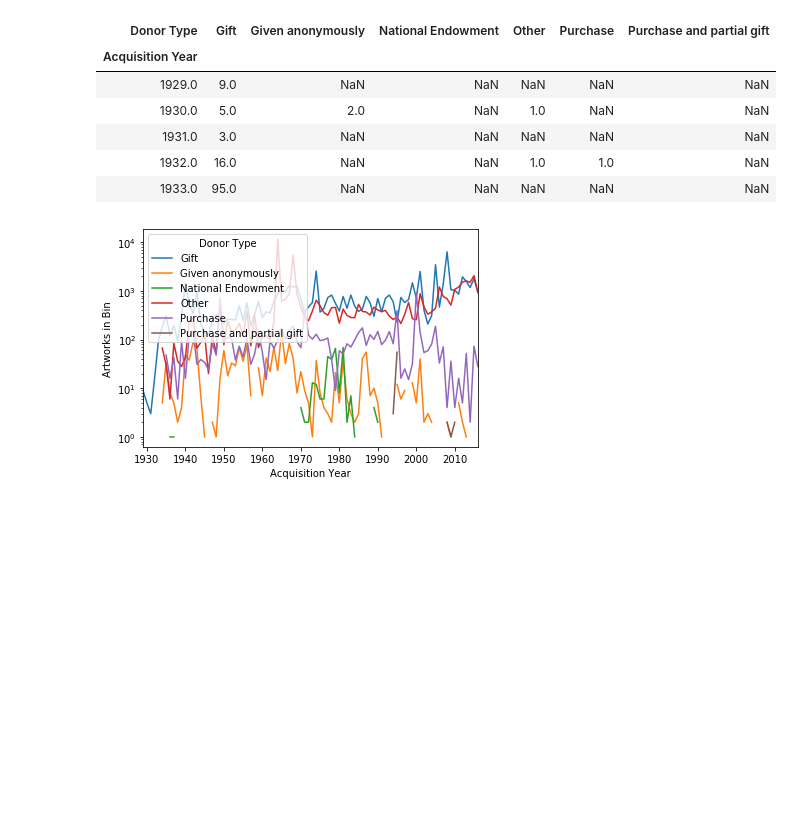
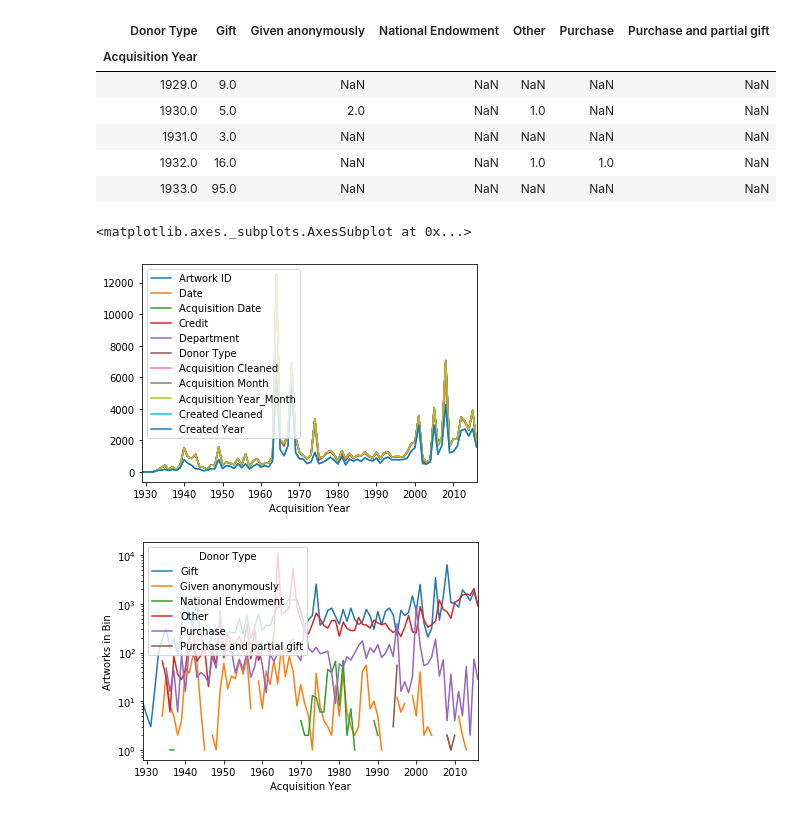
Before and after one commit to Liulinya/masterPython, a Jupyter notebook: MSSP 628 Final Project/Liu_607 Final Project.ipynb, the cells around one changed output. Saved outputs shown, nothing was run; the diff lists cells and outputs as text; code cells hidden in the pictures; blank space fills up the shorter version.

```diff
--- a/MSSP 628 Final Project/Liu_607 Final Project.ipynb
+++ b/MSSP 628 Final Project/Liu_607 Final Project.ipynb
@@ -137,6 +138,11 @@ donor_by_year.head()
 | 1931.0 | 3.0 | NaN | NaN | NaN | NaN | NaN |
 | 1932.0 | 16.0 | NaN | NaN | 1.0 | 1.0 | NaN |
 | 1933.0 | 95.0 | NaN | NaN | NaN | NaN | NaN |
+# %%
+artwork.groupby(['Acquisition Year']).agg('count').plot()
+# %% [output]
+<matplotlib.axes._subplots.AxesSubplot at 0x...>
+[figure, added]
 # %%
 donor_by_year.plot()
 #Since total amount of different donor types varies so large,
```
Also changed, not shown: parts of 5 cells of this notebook.
